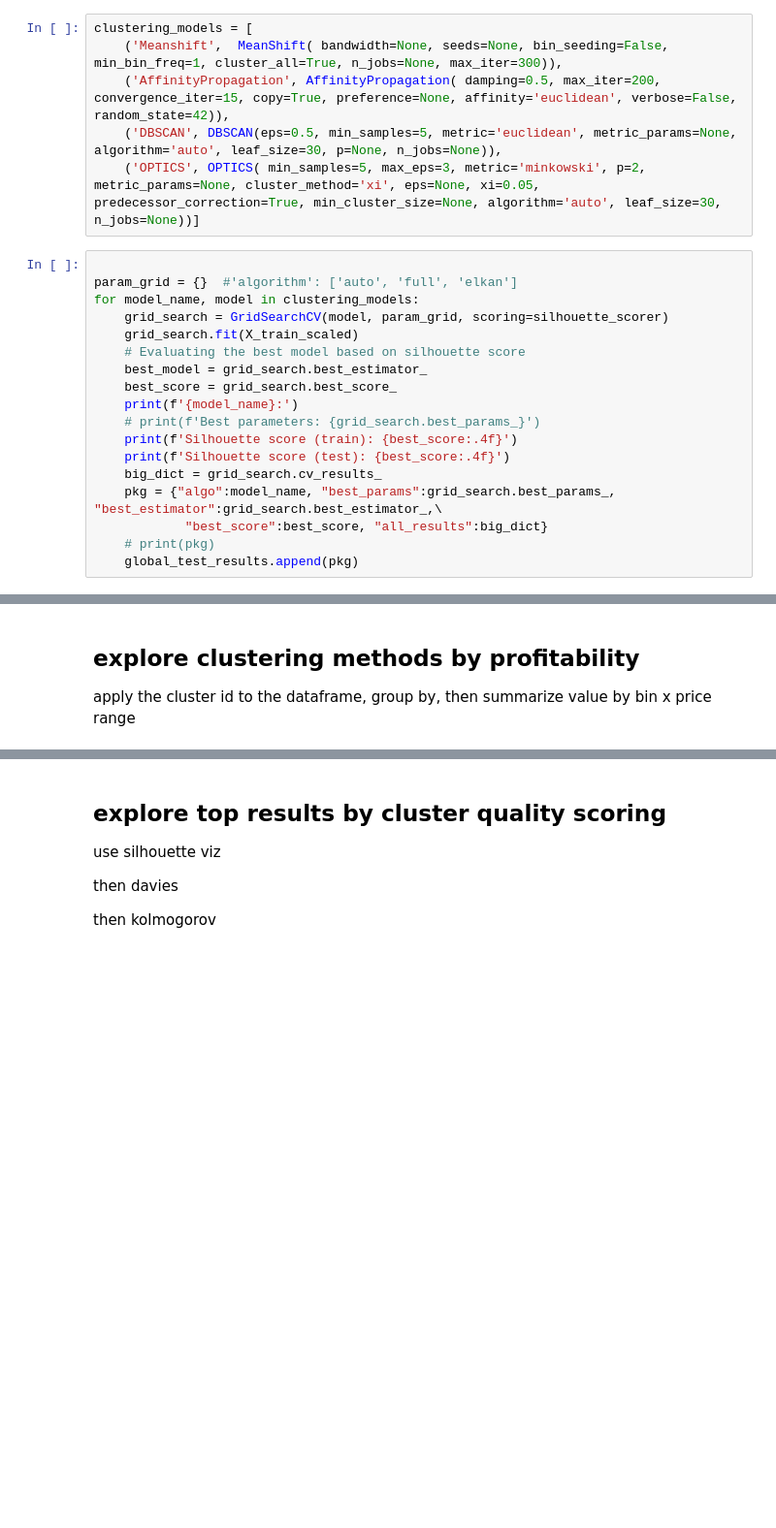
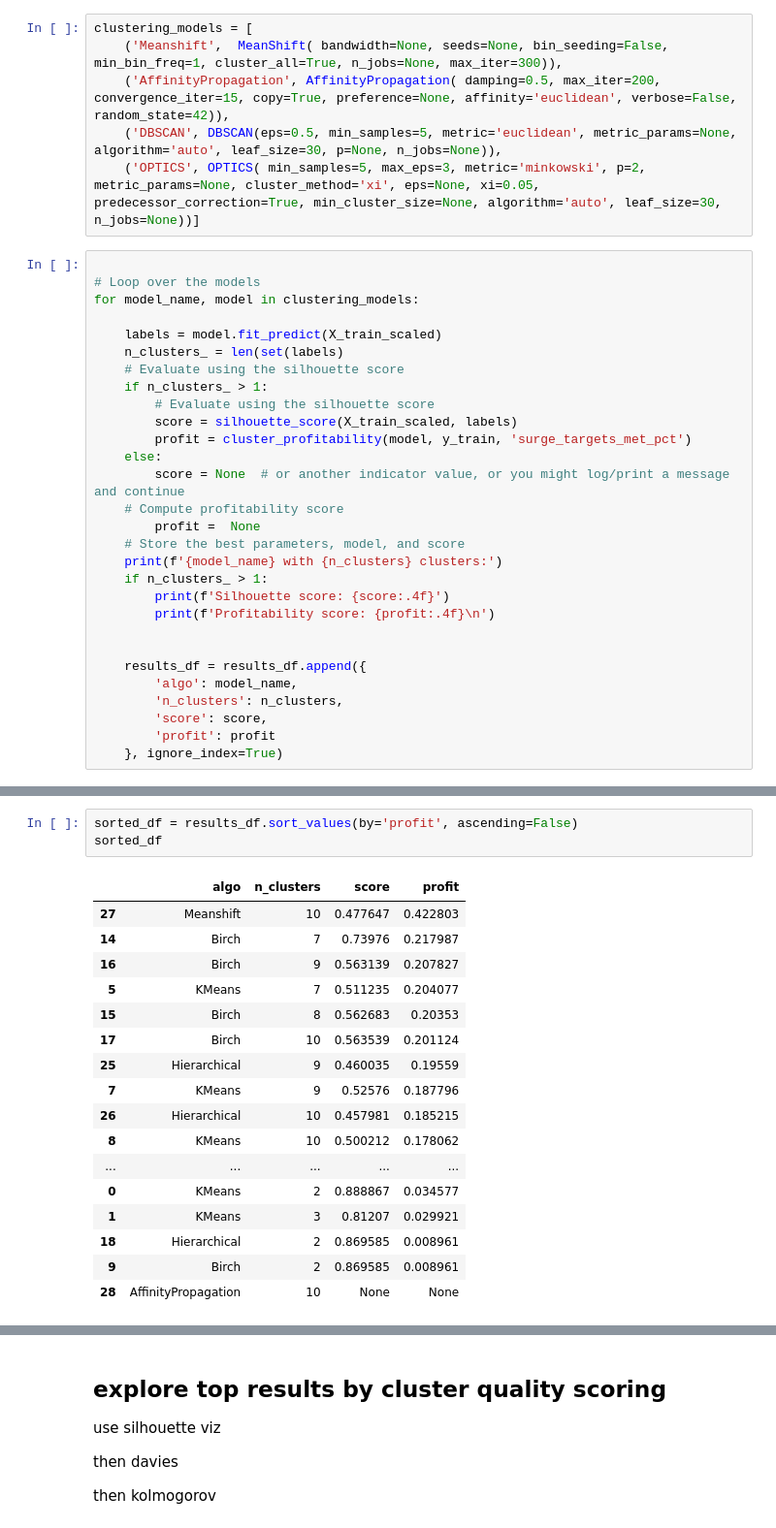
Before and after one commit to stefanbund/grus-code, a Jupyter notebook: ver5-ordinal-binning-grid-searches/step 2, clustering.ipynb, the cells around one changed output, grey strips where cells are left out. Shown: that part at 97% size. Saved outputs shown, nothing was run; the diff lists cells and outputs as text; blank space fills up the shorter version.

```diff
--- a/ver5-ordinal-binning-grid-searches/step 2, clustering.ipynb
+++ b/ver5-ordinal-binning-grid-searches/step 2, clustering.ipynb
@@ -219,20 +246,31 @@ clustering_models = [
     ('OPTICS', OPTICS( min_samples=5, max_eps=3, metric='minkowski', p=2, metric_params=None, cluster_method='xi', eps=None, xi=0.05, predecessor_correction=True, min_cluster_size=None, algorithm='auto', leaf_size=30, n_jobs=None))]
 # %%
 
-param_grid = {}  #'algorithm': ['auto', 'full', 'elkan']
+# Loop over the models
 for model_name, model in clustering_models:
-    grid_search = GridSearchCV(model, param_grid, scoring=silhouette_scorer)
-    grid_search.fit(X_train_scaled)
-    # Evaluating the best model based on silhouette score
-    best_model = grid_search.best_estimator_
-    best_score = grid_search.best_score_
-    print(f'{model_name}:')
-    # print(f'Best parameters: {grid_search.best_params_}')
-    print(f'Silhouette score (train): {best_score:.4f}')
-    print(f'Silhouette score (test): {best_score:.4f}')
-    big_dict = grid_search.cv_results_
-    pkg = {"algo":model_name, "best_params":grid_search.best_params_, "best_estimator":grid_search.best_estimator_,\
-            "best_score":best_score, "all_results":big_dict}
-    # print(pkg)
-    global_test_results.append(pkg)
+
+    labels = model.fit_predict(X_train_scaled)
+    n_clusters_ = len(set(labels)
+    # Evaluate using the silhouette score
+    if n_clusters_ > 1:
+        # Evaluate using the silhouette score
+        score = silhouette_score(X_train_scaled, labels)
+        profit = cluster_profitability(model, y_train, 'surge_targets_met_pct')
+    else:
+        score = None  # or another indicator value, or you might log/print a message and continue
+    # Compute profitability score
+        profit =  None
+    # Store the best parameters, model, and score
+    print(f'{model_name} with {n_clusters} clusters:')
+    if n_clusters_ > 1:
+        print(f'Silhouette score: {score:.4f}')
+        print(f'Profitability score: {profit:.4f}\n')
+
+
+    results_df = results_df.append({
+        'algo': model_name,
+        'n_clusters': n_clusters,
+        'score': score,
+        'profit': profit
+    }, ignore_index=True)
 # %% [output]
@@ -284,4 +278,21 @@ Left off here work on cluster accuracy now
-# %% [markdown]
-## explore clustering methods by profitability
-
-apply the cluster id to the dataframe, group by, then summarize value by bin x price range
+# %%
+sorted_df = results_df.sort_values(by='profit', ascending=False)
+sorted_df
+# %% [output]
+|  | algo | n_clusters | score | profit |
+| 27 | Meanshift | 10 | 0.477647 | 0.422803 |
+| 14 | Birch | 7 | 0.73976 | 0.217987 |
+| 16 | Birch | 9 | 0.563139 | 0.207827 |
+| 5 | KMeans | 7 | 0.511235 | 0.204077 |
+| 15 | Birch | 8 | 0.562683 | 0.20353 |
+| 17 | Birch | 10 | 0.563539 | 0.201124 |
+| 25 | Hierarchical | 9 | 0.460035 | 0.19559 |
+| 7 | KMeans | 9 | 0.52576 | 0.187796 |
+| 26 | Hierarchical | 10 | 0.457981 | 0.185215 |
+| 8 | KMeans | 10 | 0.500212 | 0.178062 |
+| ... | ... | ... | ... | ... |
+| 0 | KMeans | 2 | 0.888867 | 0.034577 |
+| 1 | KMeans | 3 | 0.81207 | 0.029921 |
+| 18 | Hierarchical | 2 | 0.869585 | 0.008961 |
+| 9 | Birch | 2 | 0.869585 | 0.008961 |
+| 28 | AffinityPropagation | 10 | None | None |
```
Also changed, not shown: parts of 37 cells of this notebook, 3 other files.
